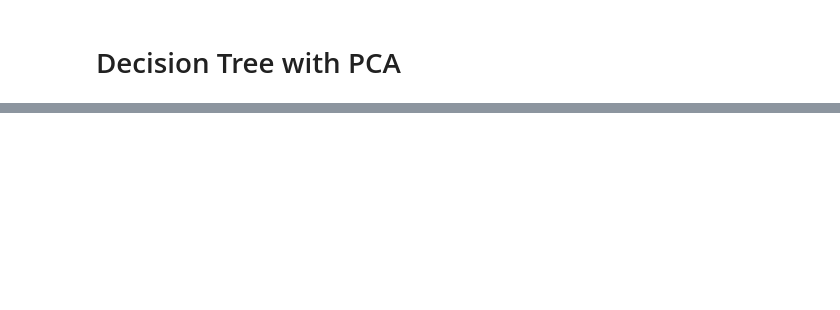
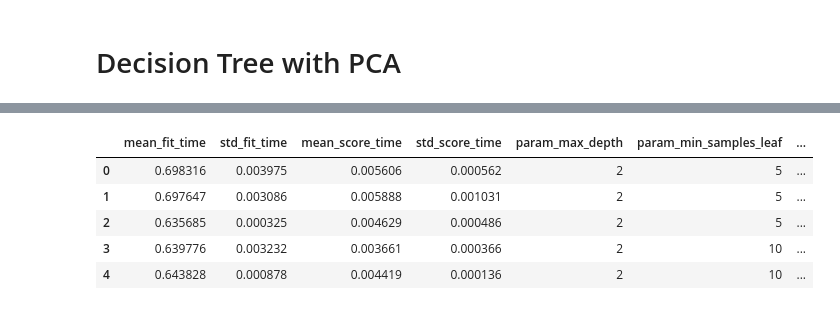
Before and after one commit to SanjayaKumarSahoo/telecom-churn-group-case-study, a Jupyter notebook: solution.ipynb, the cells around one changed output, grey strips where cells are left out. Cells and saved outputs as stored; diff of their text form; code cells hidden in the pictures; blank space fills up the shorter version.

```diff
--- a/solution.ipynb
+++ b/solution.ipynb
@@ -1592,0 +1601,15 @@ Accuracy of the logistic regression model with PCA:  0.6967548834278513
+# %%
+dt = DecisionTreeClassifier(random_state=42)
+# %%
+params = {
+    'max_depth': [2, 3, 5, 10, 20],
+    'min_samples_leaf': [5, 10, 20, 50, 100],
+    'min_samples_split': [50, 150, 50]
+}
+# %%
+# Instantiate the grid search model
+grid_search = GridSearchCV(estimator=dt,
+                           param_grid=params,
+                           cv=4, n_jobs=-1, verbose=1, scoring = "accuracy")
+# %%
+grid_search.fit(X_train_sm_pca, y_train_sm)
@@ -1592,0 +1623,10 @@ Accuracy of the logistic regression model with PCA:  0.6967548834278513
+# %%
+score_df = pd.DataFrame(grid_search.cv_results_)
+score_df.head()
+# %% [output]
+|  | mean_fit_time | std_fit_time | mean_score_time | std_score_time | param_max_depth | param_min_samples_leaf | ... |
+| 0 | 0.698316 | 0.003975 | 0.005606 | 0.000562 | 2 | 5 | ... |
+| 1 | 0.697647 | 0.003086 | 0.005888 | 0.001031 | 2 | 5 | ... |
+| 2 | 0.635685 | 0.000325 | 0.004629 | 0.000486 | 2 | 5 | ... |
+| 3 | 0.639776 | 0.003232 | 0.003661 | 0.000366 | 2 | 10 | ... |
+| 4 | 0.643828 | 0.000878 | 0.004419 | 0.000136 | 2 | 10 | ... |
```
Also changed, not shown: parts of 11 cells of this notebook.
